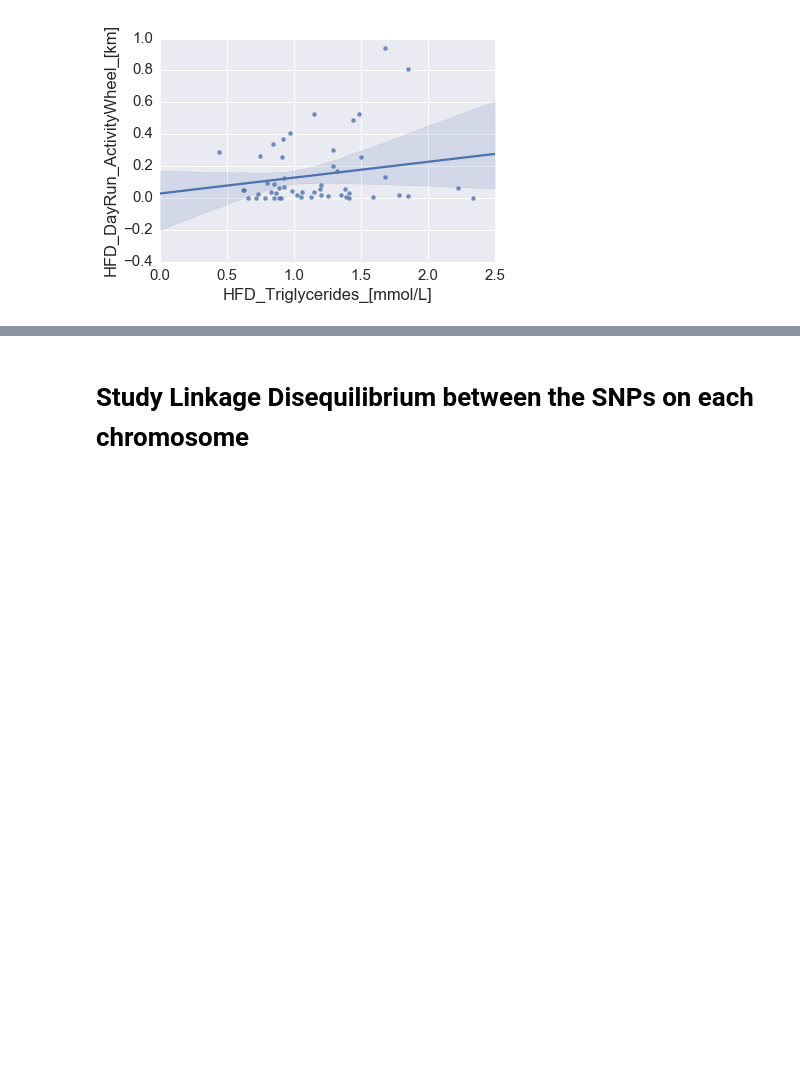
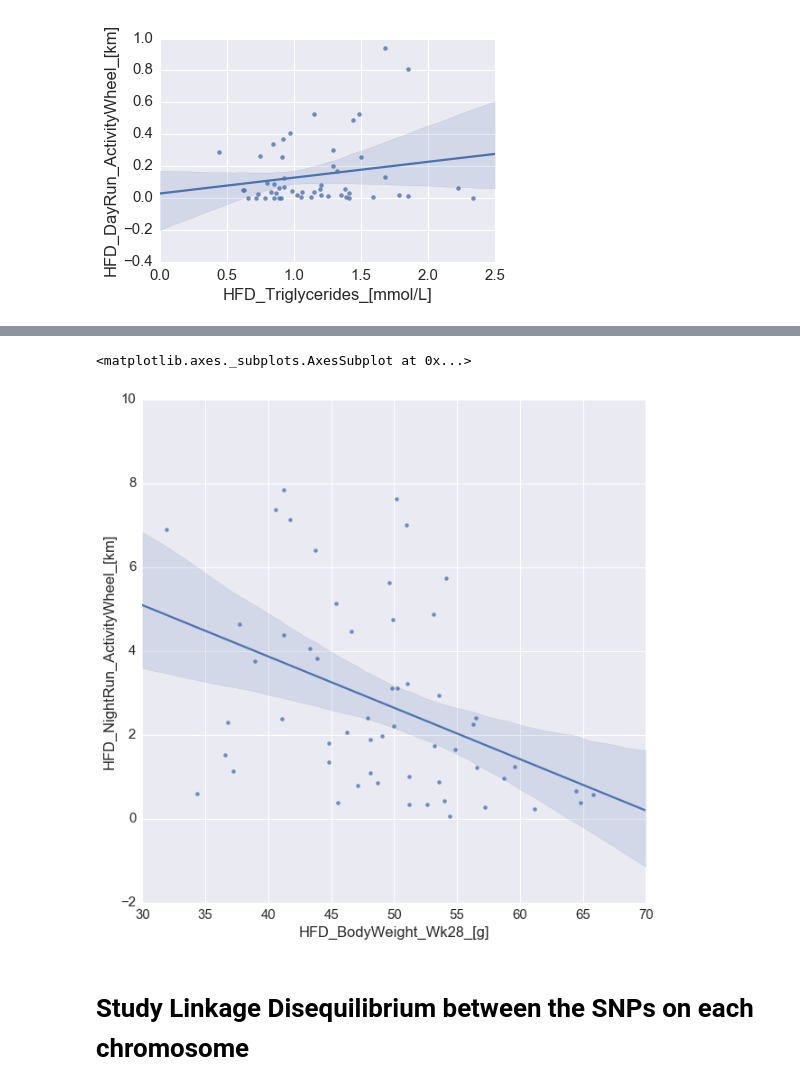
Before and after one commit to Telocontar/IntegratedBioinformatics, a Jupyter notebook: notebooks/Day2_Exploratory_Analysis.ipynb, the cells around one changed output, grey strips where cells are left out. Drawn from its saved outputs; the diff is of its cells as text; code cells hidden in the pictures; blank space fills up the shorter version.

```diff
--- a/notebooks/Day2_Exploratory_Analysis.ipynb
+++ b/notebooks/Day2_Exploratory_Analysis.ipynb
@@ -600,3 +588,16 @@ sns.regplot(x="CD_BodyWeight_Wk16_[g]", y="CD_NightRun_ActivityWheel_[km]
+# %%
+fig, ax = plt.subplots()
+fig.set_size_inches(10, 10)
+
+data1 = phenotype_df["Body Wt & Composition"]["HFD_BodyWeight_Wk28_[g]"].replace('x', np.nan, inplace=False)
+data2 = phenotype_df["Activity Wheel"]["HFD_NightRun_ActivityWheel_[km]"].replace('x', np.nan, inplace=False)
+
+data_both1 = pd.concat([data1,data2],axis=1)
+
+sns.regplot(x="HFD_BodyWeight_Wk28_[g]", y="HFD_NightRun_ActivityWheel_[km]", data=data_both1)
+# %% [output]
+<matplotlib.axes._subplots.AxesSubplot at 0x...>
+[figure, added]
 # %% [markdown]
 # Study Linkage Disequilibrium between the SNPs on each chromosome
 # %% [markdown]
```
Also changed, not shown: parts of 5 cells of this notebook.
